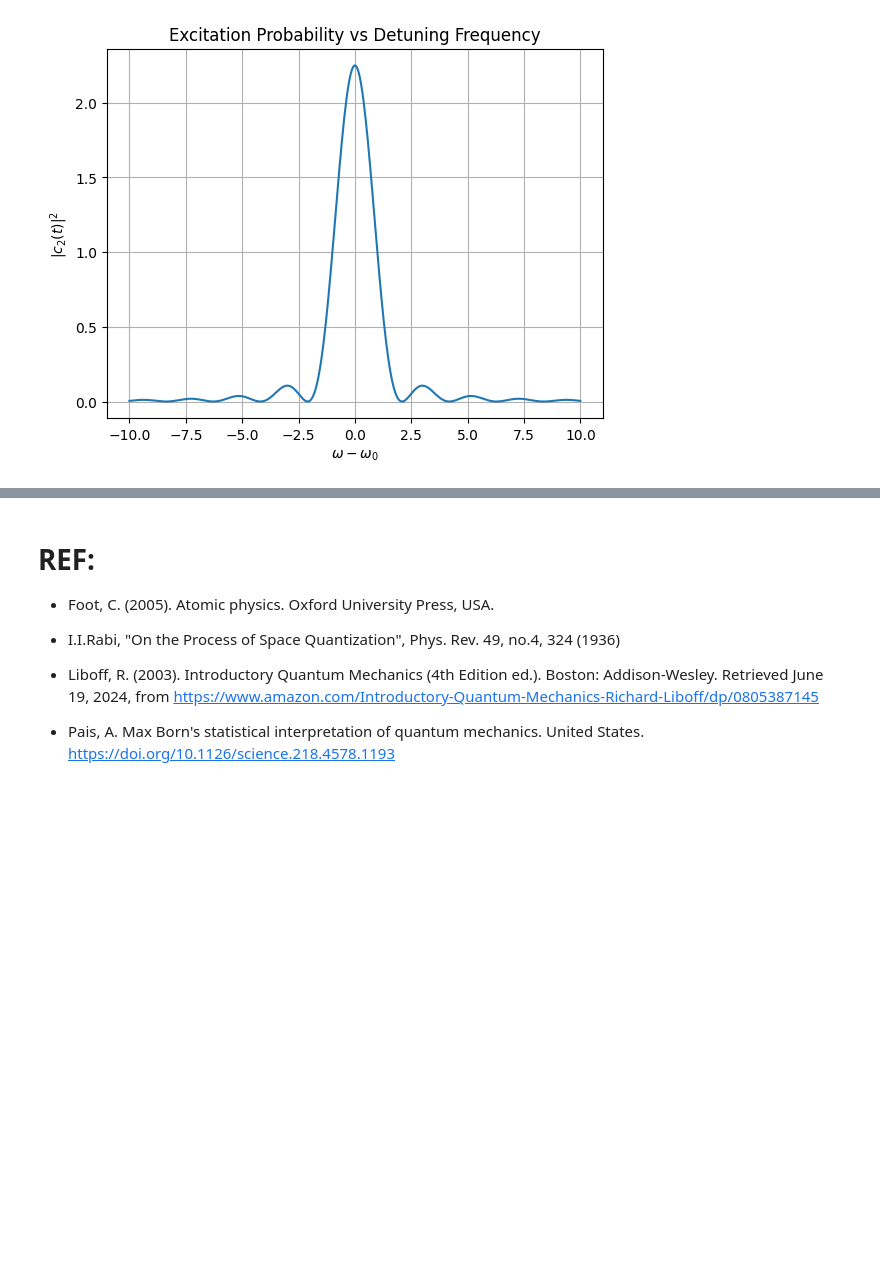
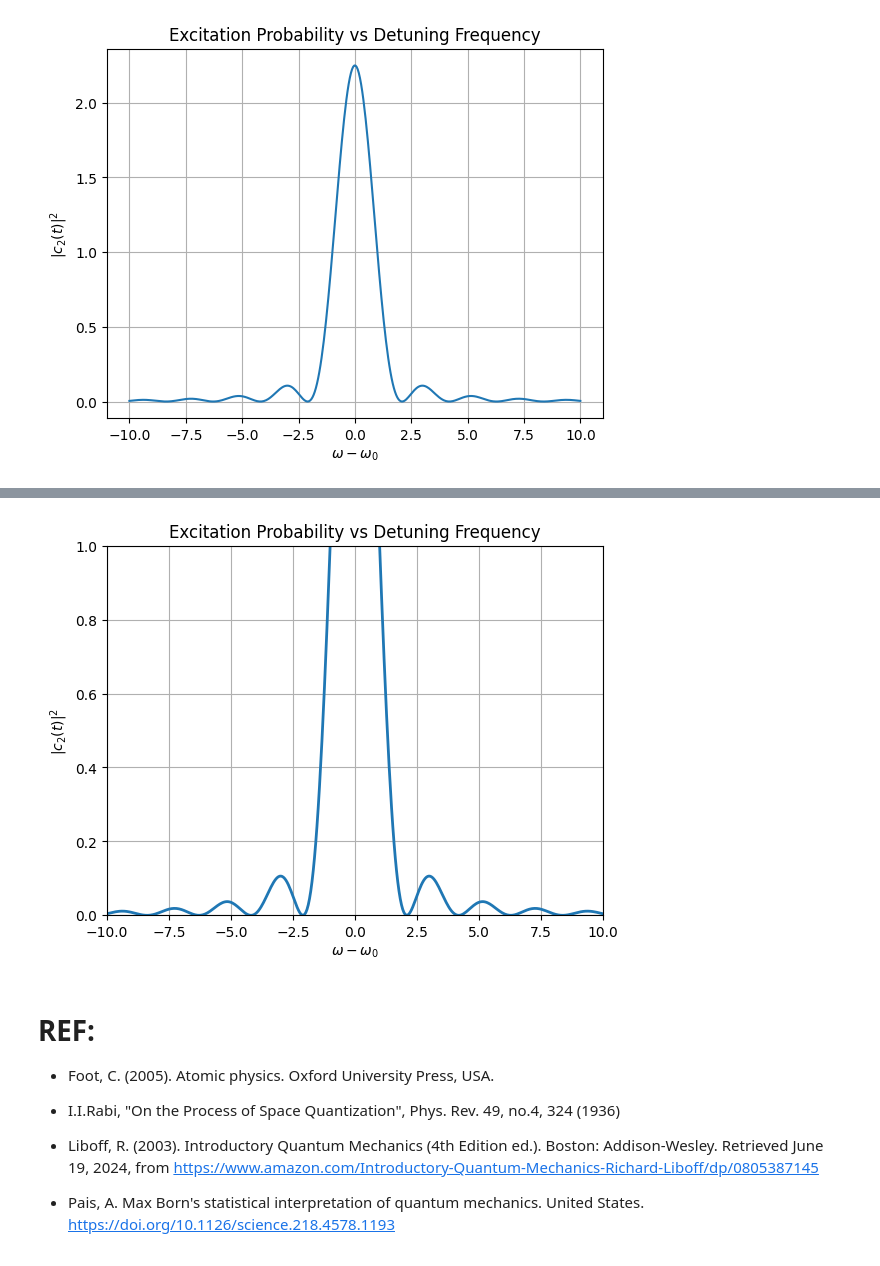
Before and after one commit to mdiaz46/AllPhysics, a Jupyter notebook: Excitation_Probability.ipynb, the cells around one changed output, grey strips where cells are left out. Cells and saved outputs as stored; diff of their text form; code cells hidden in the pictures; blank space fills up the shorter version.

```diff
--- a/Excitation_Probability.ipynb
+++ b/Excitation_Probability.ipynb
@@ -155,3 +165,45 @@ plt.show()
+# %%
+def excitation_probability(Omega1, delta_omega1, t1):
+    x = (delta_omega1 * t1) / 2
+    if x == 0:
+        return (Omega1 ** 2 * t1 ** 2) / 4
+    else:
+        return ((Omega1 ** 2 * t1 ** 2) / 4) * (np.sin(x) / x) ** 2
+# %%
+# Initialization function: plot the background of each frame
+def init():
+    line.set_data([], [])
+    return line,
+# %%
+# Animation function: update the plot for each frame
+def animate(t1):
+    excitation_probabilities1 = [excitation_probability(Omega1, delta_omega1, t1) for delta_omega1 in delta_omega_range]
+    line.set_data(delta_omega_range, excitation_probabilities1)
+    return line,
+# %%
+# Create figure and axis
+fig, ax = plt.subplots()
+line, = ax.plot([], [], lw=2)
+ax.set_xlim(-10, 10)
+ax.set_ylim(0, 1)
+
+# Create animation
+ani1 = animation.FuncAnimation(fig, animate, frames=np.linspace(0, t_max, int(t_max/0.1)),
+                              init_func=init, interval=interval, blit=True)
+
+# Save video file to computer
+Writer = animation.writers['ffmpeg']
+writer = Writer(fps=15, metadata=dict(artist='Me'), bitrate=1800)
+ani1.save('animated_plot4.mp4', writer=writer)
+
+# Plot
+plt.title("Excitation Probability vs Detuning Frequency")
+plt.xlabel(r'$\omega - \omega_0$')
+plt.ylabel(r'$|c_2(t)|^2$')
+plt.grid(True)
+plt.show()
+# %% [output]
+[figure, added]
 # %% [markdown]
 # REF:
 
```
Also changed, not shown: parts of 3 cells of this notebook.
